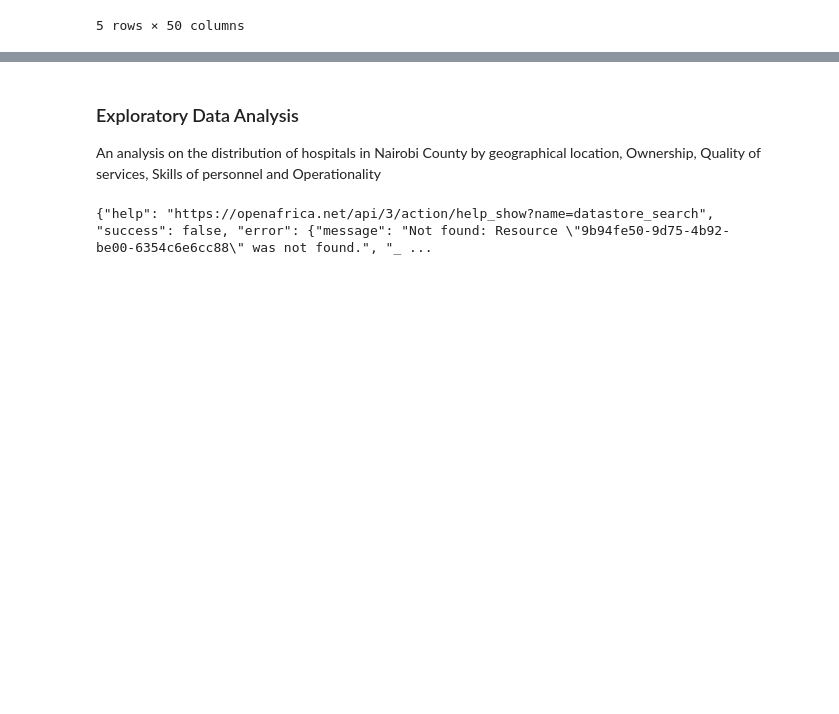
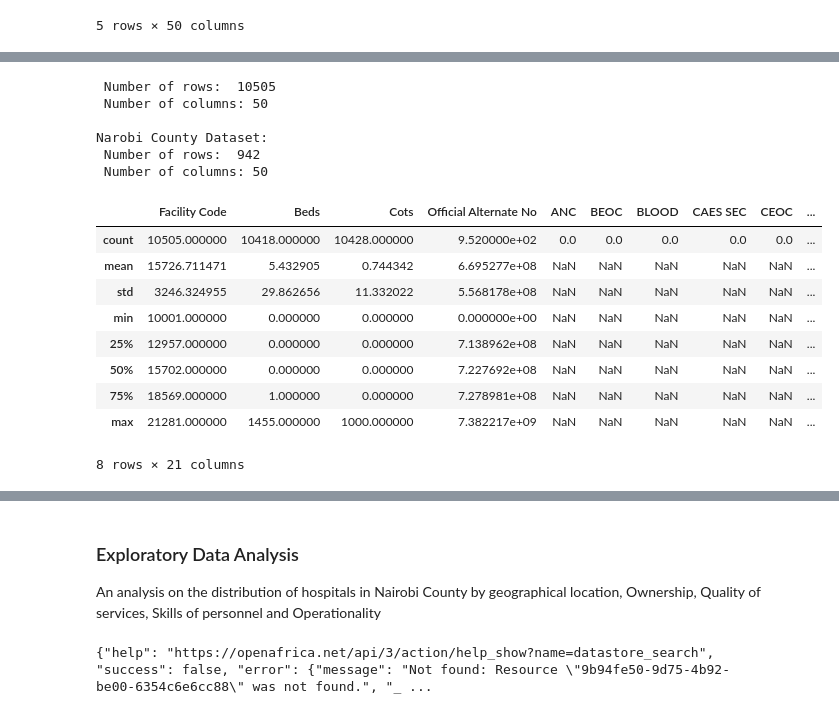
Before and after one commit to Doro97/Nairobi-County-Accessibility-of-Health-Care, a Jupyter notebook: eda.ipynb, the cells around one changed output, grey strips where cells are left out. Drawn from its saved outputs; the diff is of its cells as text; code cells hidden in the pictures; blank space fills up the shorter version.

```diff
--- a/eda.ipynb
+++ b/eda.ipynb
@@ -17,0 +66,26 @@ nairobi_dataset.head()
+# %%
+# number of data points
+print(f" Number of rows:  {df.shape[0]} \n Number of columns: {df.shape[1]} \n")
+
+print("Narobi County Dataset: " )
+print(f" Number of rows:  {nairobi_dataset.shape[0]} \n Number of columns: {nairobi_dataset.shape[1]} ")
+# %% [output]
+ Number of rows:  10505
+ Number of columns: 50
+
+Narobi County Dataset:
+ Number of rows:  942
+ Number of columns: 50
+# %%
+df.describe()
+# %% [output]
+|  | Facility Code | Beds | Cots | Official Alternate No | ANC | BEOC | BLOOD | CAES SEC | CEOC | ... |
+| count | 10505.000000 | 10418.000000 | 10428.000000 | 9.520000e+02 | 0.0 | 0.0 | 0.0 | 0.0 | 0.0 | ... |
+| mean | 15726.711471 | 5.432905 | 0.744342 | 6.695277e+08 | NaN | NaN | NaN | NaN | NaN | ... |
+| std | 3246.324955 | 29.862656 | 11.332022 | 5.568178e+08 | NaN | NaN | NaN | NaN | NaN | ... |
+| min | 10001.000000 | 0.000000 | 0.000000 | 0.000000e+00 | NaN | NaN | NaN | NaN | NaN | ... |
+| 25% | 12957.000000 | 0.000000 | 0.000000 | 7.138962e+08 | NaN | NaN | NaN | NaN | NaN | ... |
+| 50% | 15702.000000 | 0.000000 | 0.000000 | 7.227692e+08 | NaN | NaN | NaN | NaN | NaN | ... |
+| 75% | 18569.000000 | 1.000000 | 0.000000 | 7.278981e+08 | NaN | NaN | NaN | NaN | NaN | ... |
+| max | 21281.000000 | 1455.000000 | 1000.000000 | 7.382217e+09 | NaN | NaN | NaN | NaN | NaN | ... |
+8 rows × 21 columns
```
Also changed, not shown: parts of 16 cells of this notebook.
